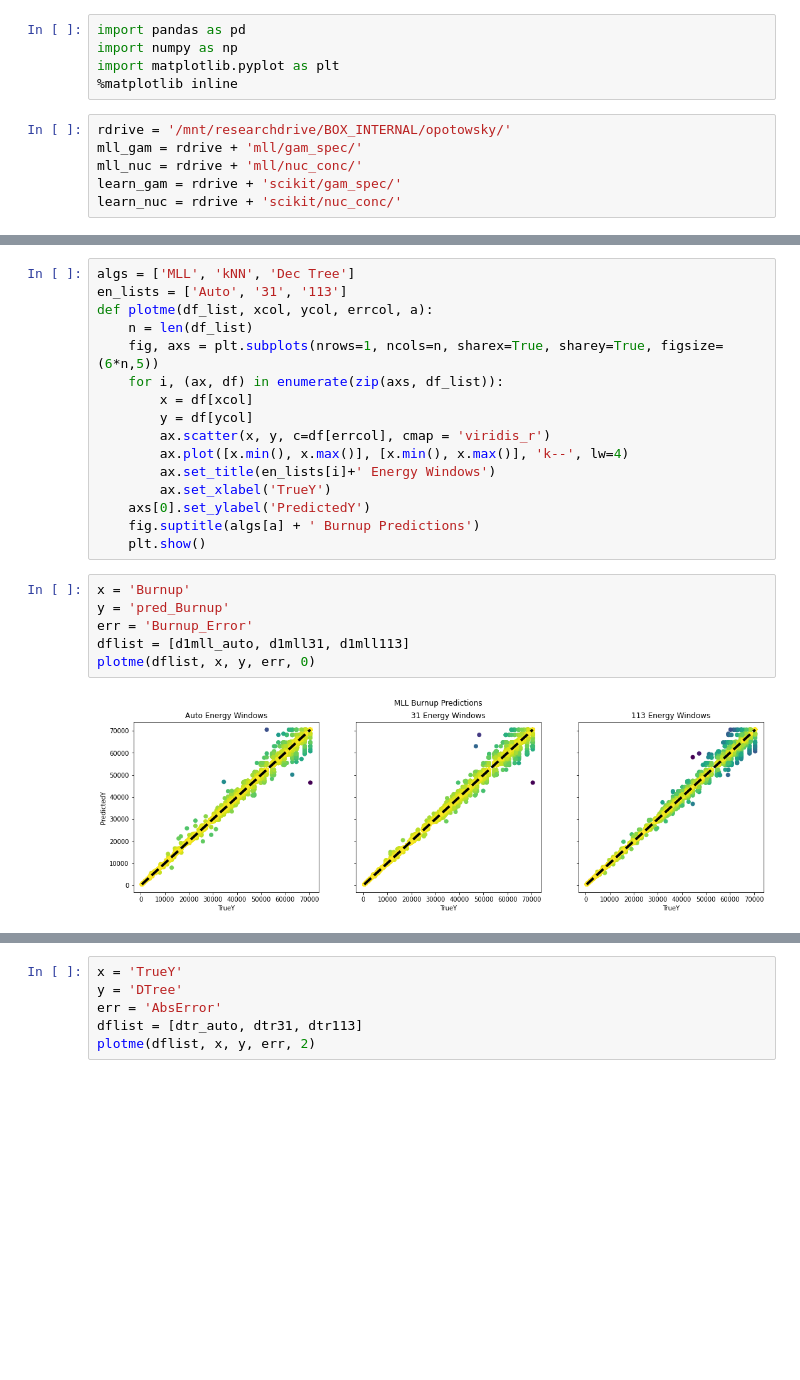
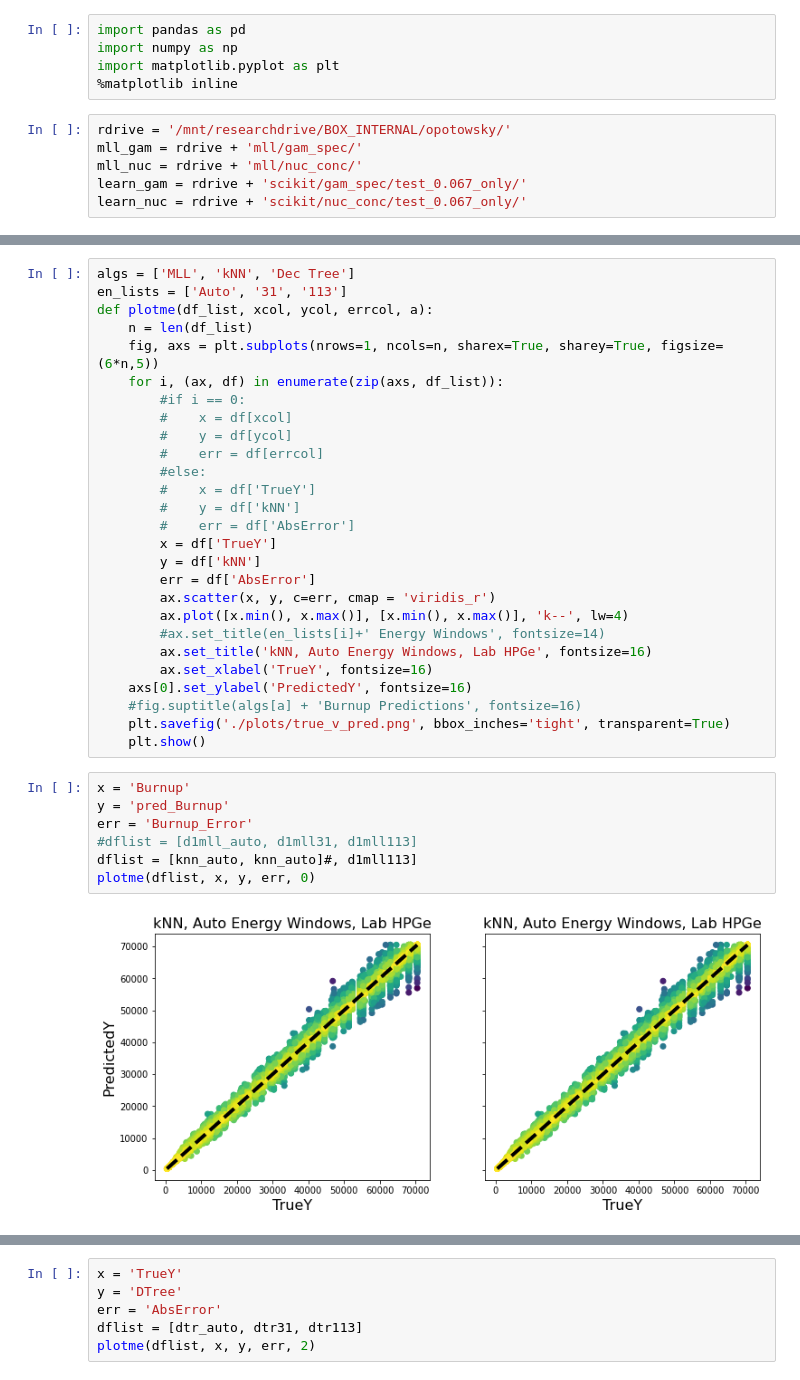
Before and after one commit to opotowsky/process_results, a Jupyter notebook: plot_predictions.ipynb, the cells around one changed output, grey strips where cells are left out. Saved outputs shown, nothing was run; the diff lists cells and outputs as text; blank space fills up the shorter version.

Commit message:
left these messy but making plots for a pres

```diff
--- a/plot_predictions.ipynb
+++ b/plot_predictions.ipynb
@@ -7,7 +7,7 @@ import matplotlib.pyplot as plt
 rdrive = '/mnt/researchdrive/BOX_INTERNAL/opotowsky/'
 mll_gam = rdrive + 'mll/gam_spec/'
 mll_nuc = rdrive + 'mll/nuc_conc/'
-learn_gam = rdrive + 'scikit/gam_spec/'
-learn_nuc = rdrive + 'scikit/nuc_conc/'
+learn_gam = rdrive + 'scikit/gam_spec/test_0.067_only/'
+learn_nuc = rdrive + 'scikit/nuc_conc/test_0.067_only/'
 # %%
 job = 'Job0_unc0.05'#'Job1_unc0.0'
@@ -32,23 +45,35 @@ def plotme(df_list, xcol, ycol, errcol, a):
     n = len(df_list)
     fig, axs = plt.subplots(nrows=1, ncols=n, sharex=True, sharey=True, figsize=(6*n,5))
     for i, (ax, df) in enumerate(zip(axs, df_list)):
-        x = df[xcol]
-        y = df[ycol]
-        ax.scatter(x, y, c=df[errcol], cmap = 'viridis_r')
+        #if i == 0:
+        #    x = df[xcol]
+        #    y = df[ycol]
+        #    err = df[errcol]
+        #else:
+        #    x = df['TrueY']
+        #    y = df['kNN']
+        #    err = df['AbsError']
+        x = df['TrueY']
+        y = df['kNN']
+        err = df['AbsError']
+        ax.scatter(x, y, c=err, cmap = 'viridis_r')
         ax.plot([x.min(), x.max()], [x.min(), x.max()], 'k--', lw=4)
-        ax.set_title(en_lists[i]+' Energy Windows')
-        ax.set_xlabel('TrueY')
-    axs[0].set_ylabel('PredictedY')
-    fig.suptitle(algs[a] + ' Burnup Predictions')
+        #ax.set_title(en_lists[i]+' Energy Windows', fontsize=14)
+        ax.set_title('kNN, Auto Energy Windows, Lab HPGe', fontsize=16)
+        ax.set_xlabel('TrueY', fontsize=16)
+    axs[0].set_ylabel('PredictedY', fontsize=16)
+    #fig.suptitle(algs[a] + 'Burnup Predictions', fontsize=16)
+    plt.savefig('./plots/true_v_pred.png', bbox_inches='tight', transparent=True)
     plt.show()
 # %%
 x = 'Burnup'
 y = 'pred_Burnup'
 err = 'Burnup_Error'
-dflist = [d1mll_auto, d1mll31, d1mll113]
+#dflist = [d1mll_auto, d1mll31, d1mll113]
+dflist = [knn_auto, knn_auto]#, d1mll113]
 plotme(dflist, x, y, err, 0)
 # %% [output]
-[figure, old version]
+[figure, new version]
 # %%
 x = 'TrueY'
 y = 'kNN'
```
Also changed, not shown: parts of 5 cells of this notebook, 1 other file.
